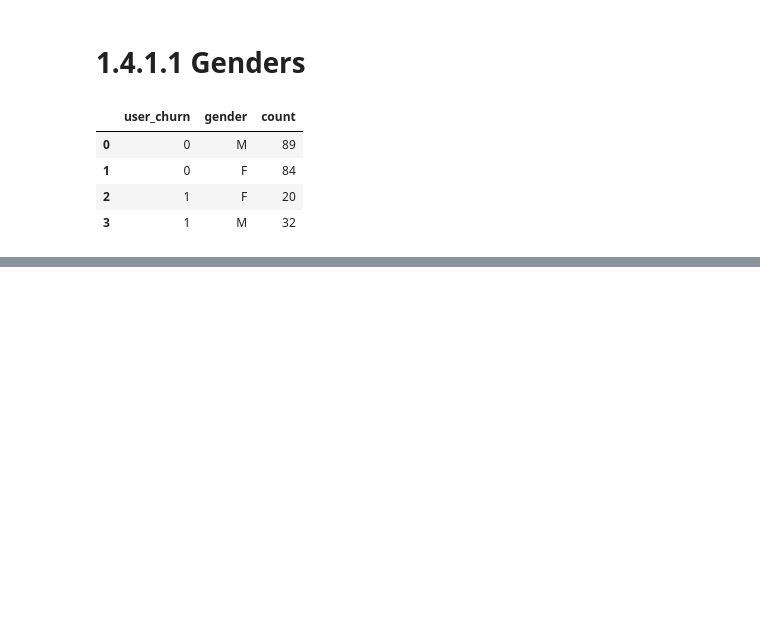
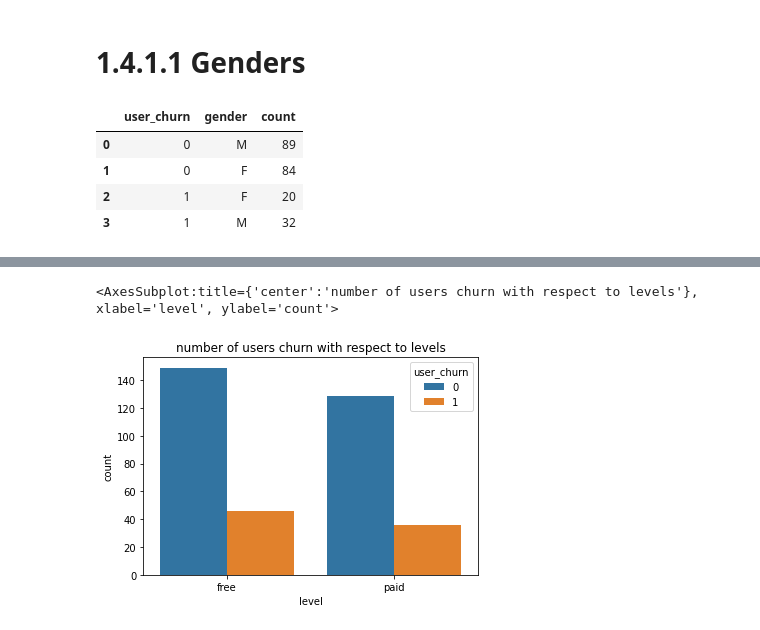
Before and after one commit to yatfungleung/Sparkify-User-Churn-Prediction, a Jupyter notebook: 1_data_cleaning.ipynb, the cells around one changed output, grey strips where cells are left out. Drawn from its saved outputs; the diff is of its cells as text; code cells hidden in the pictures; blank space fills up the shorter version.

```diff
--- a/1_data_cleaning.ipynb
+++ b/1_data_cleaning.ipynb
@@ -452,0 +456,6 @@ NameError: name 'plt' is not defined
+# %%
+# 2 levels of subcription (free/paid) distribution
+
+df_level_pd = df.drop_duplicates(['userId', 'level'])\
+    .groupby(['user_churn', 'level']).count().sort('user_churn').toPandas()
+df_level_pd
@@ -453,2 +468,10 @@ NameError: name 'plt' is not defined
+# %%
+# display in bar chart
+
+plt.title('number of users churn with respect to levels')
+sns.barplot(x = 'level', y = 'count', data = df_level_pd, hue = 'user_churn')
+# %% [output]
+<AxesSubplot:title={'center':'number of users churn with respect to levels'}, xlabel='level', ylabel='count'>
+[figure, added]
 # %%
 # END
```
Also changed, not shown: parts of 4 cells of this notebook.
